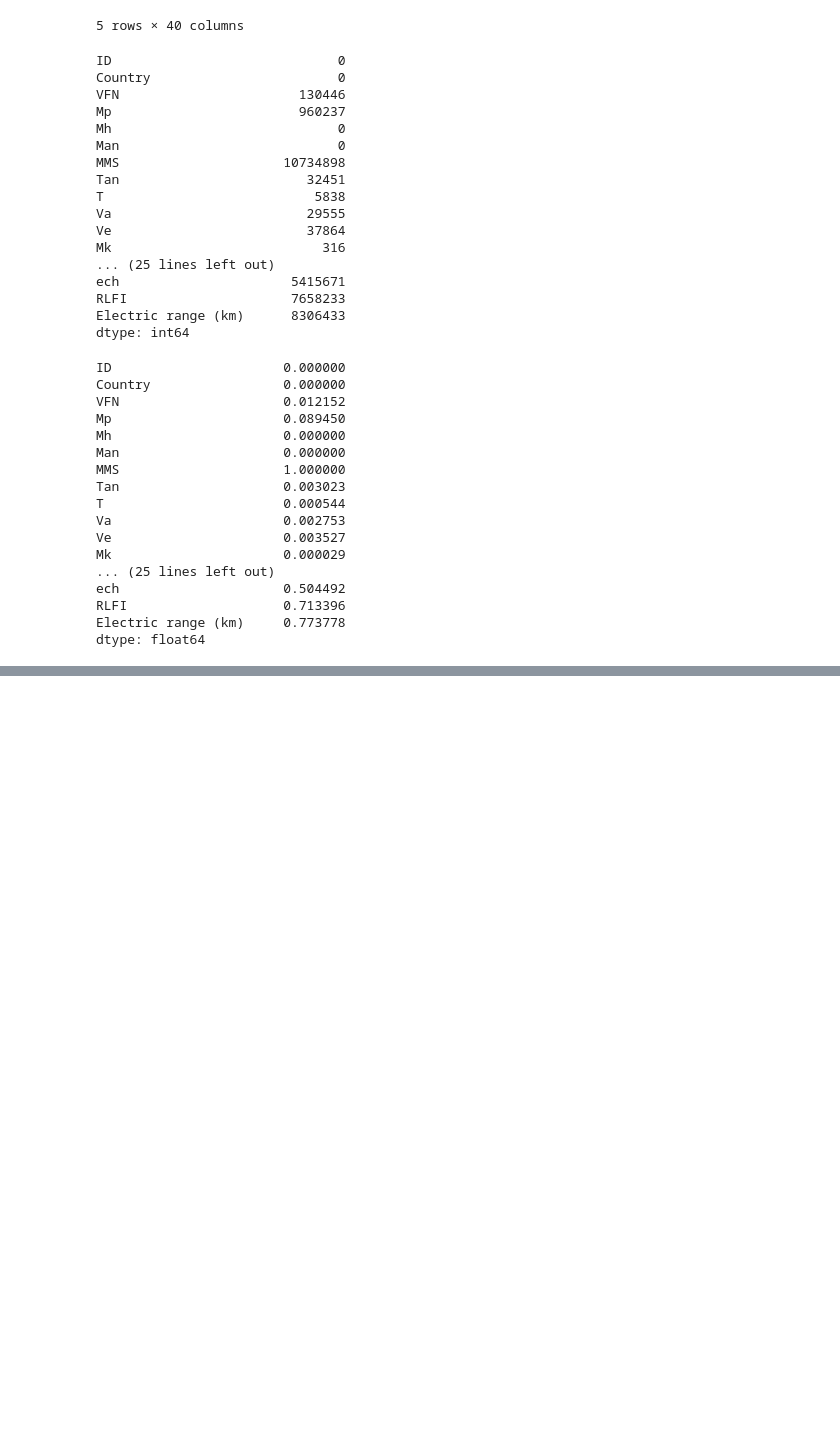
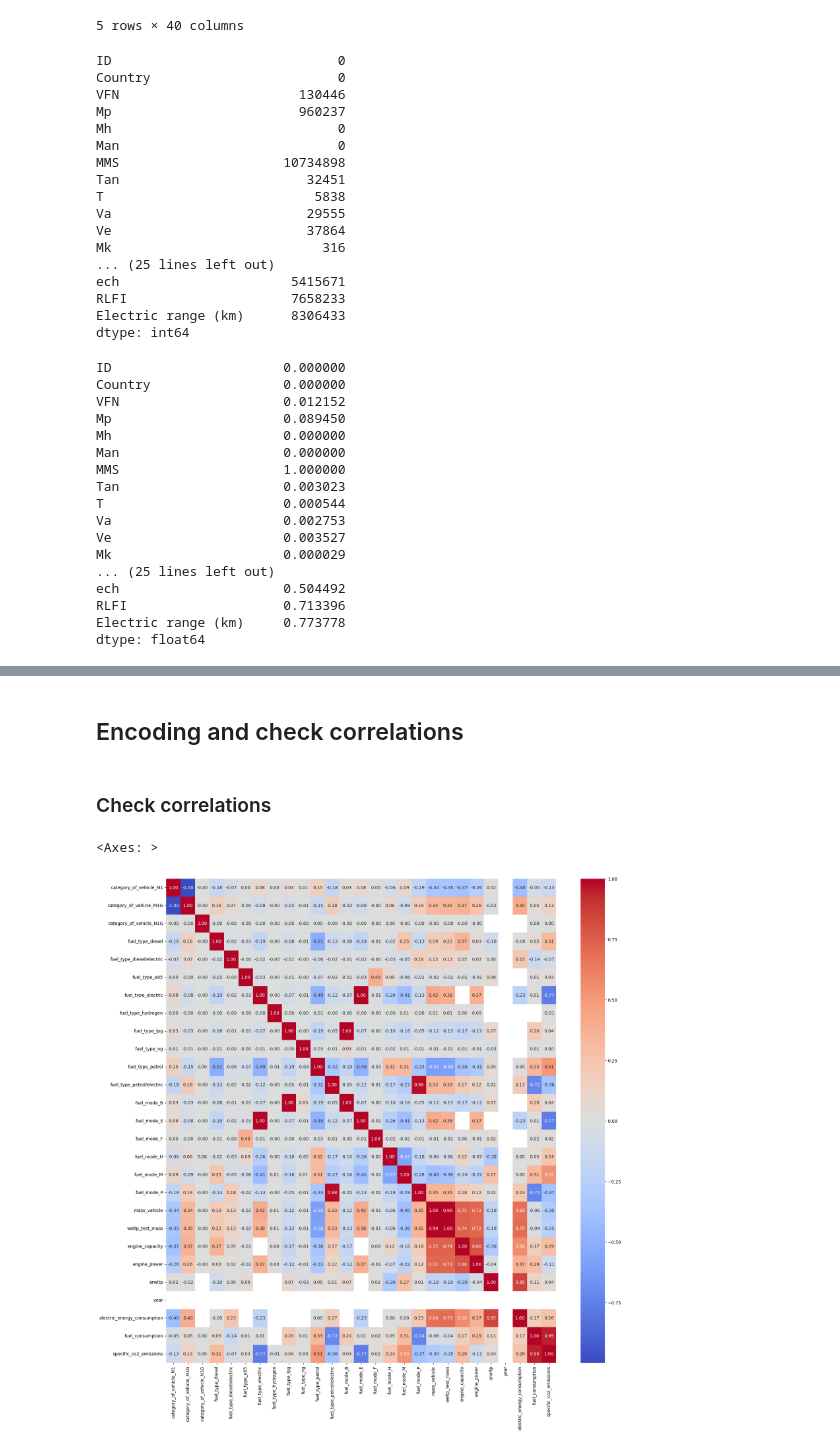
Before and after one commit to leonellb/car-co2-prediction, a Jupyter notebook: notebooks/data_analysis.ipynb, the cells around one changed output, grey strips where cells are left out. Cells and saved outputs as stored; diff of their text form; code cells hidden in the pictures; blank space fills up the shorter version.

```diff
--- a/notebooks/data_analysis.ipynb
+++ b/notebooks/data_analysis.ipynb
@@ -311,0 +450,3 @@ id
+# %%
+print(f"Removing: innovative_technologies")
+df = df.drop(columns=["innovative_technologies"])
@@ -315 +483,32 @@ id
 # tbd TODO discretize quantitative variables to make Machine Learning algorithms more efficient.
+# %% [markdown]
+## Encoding and check correlations
+# %%
+# encoding of categorical vars
+
+
+from sklearn.preprocessing import OneHotEncoder
+from sklearn.compose import ColumnTransformer
+
+cat_columns = pd.DataFrame.select_dtypes(df, include=["object"]).columns
+quant_columns = df.select_dtypes(exclude=["object"]).columns
+
+
+ct = ColumnTransformer(transformers=[("encoder", OneHotEncoder(), cat_columns)], remainder="passthrough")
+transformed_array = ct.fit_transform(df)
+encoder_feature_names = ct.named_transformers_["encoder"].get_feature_names_out(cat_columns)
+
+preserved_col_names = list(encoder_feature_names)
+preserved_col_names.extend(list(quant_columns))
+
+df = pd.DataFrame(transformed_array, columns=preserved_col_names)
+# %% [markdown]
+### Check correlations
+# %%
+corr_matrix = df.corr()
+# %%
+plt.figure(figsize=(20, 20))
+sns.heatmap(corr_matrix, annot=True, cmap="coolwarm", fmt=".2f")
+# %% [output]
+<Axes: >
+[figure, added]
```
Also changed, not shown: parts of 32 cells of this notebook, 1 other file.
